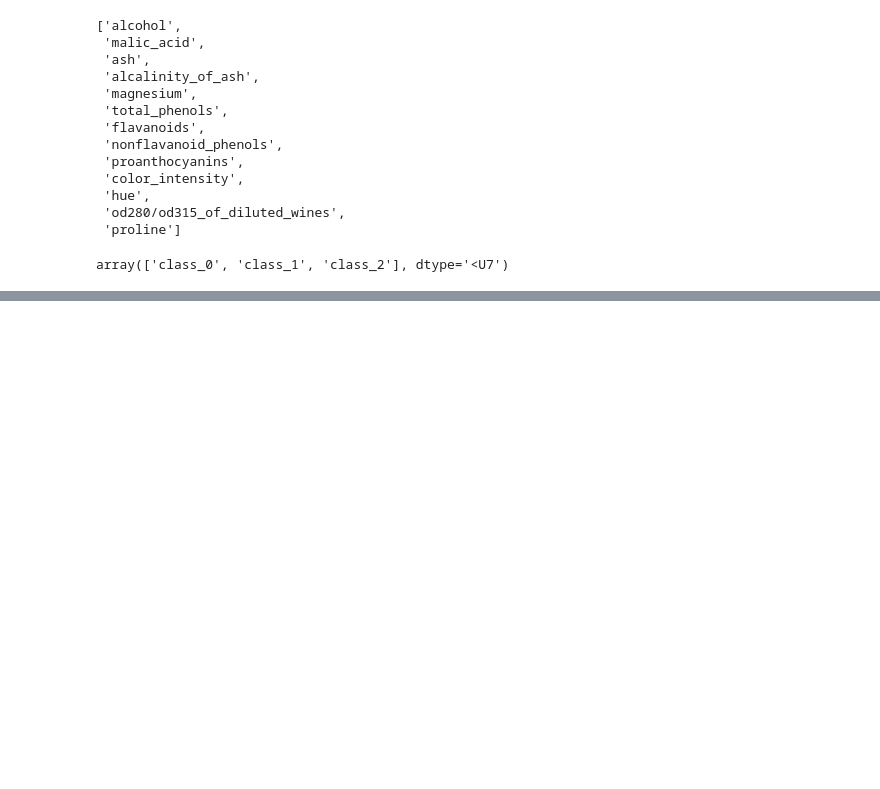
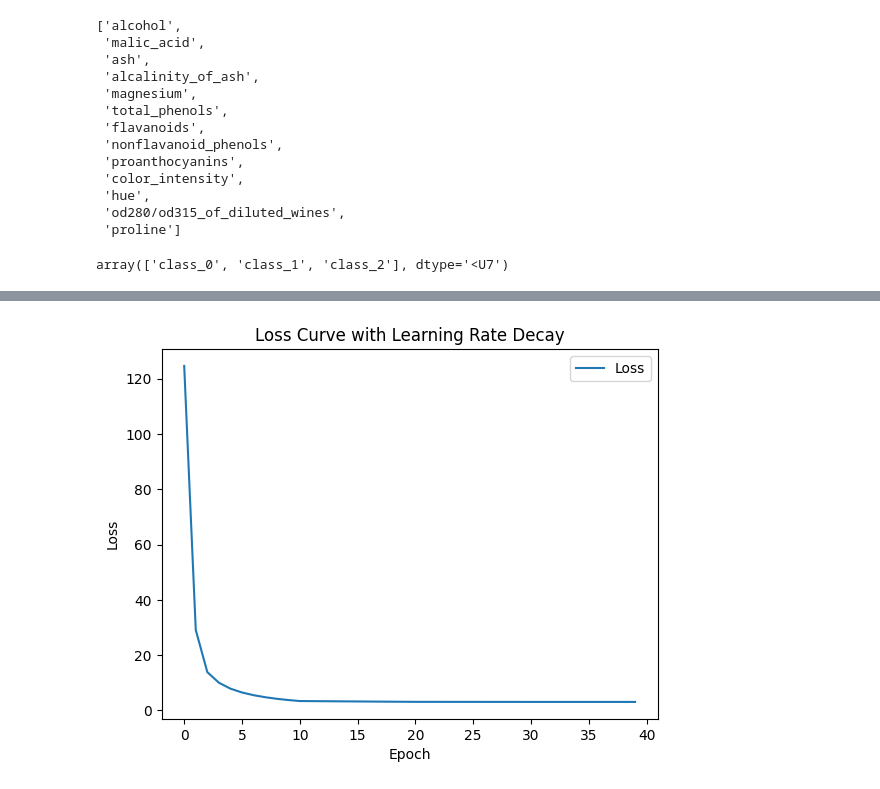
Before and after one commit to burakemretetik/micrograd, a Jupyter notebook: micrograd_2.ipynb, the cells around one changed output, grey strips where cells are left out. Saved outputs shown, nothing was run; the diff lists cells and outputs as text; code cells hidden in the pictures; blank space fills up the shorter version.

```diff
--- a/micrograd_2.ipynb
+++ b/micrograd_2.ipynb
@@ -290,0 +390,10 @@ y_train, y_test = y[indices[:split_index]], y[indices[split_index:]]
+# %%
+# Plot the loss curve
+plt.plot(loss_history, label="Loss")
+plt.xlabel("Epoch")
+plt.ylabel("Loss")
+plt.title("Loss Curve with Learning Rate Decay")
+plt.legend()
+plt.show()
+# %% [output]
+[figure, added]
```
Also changed, not shown: parts of 10 cells of this notebook.
